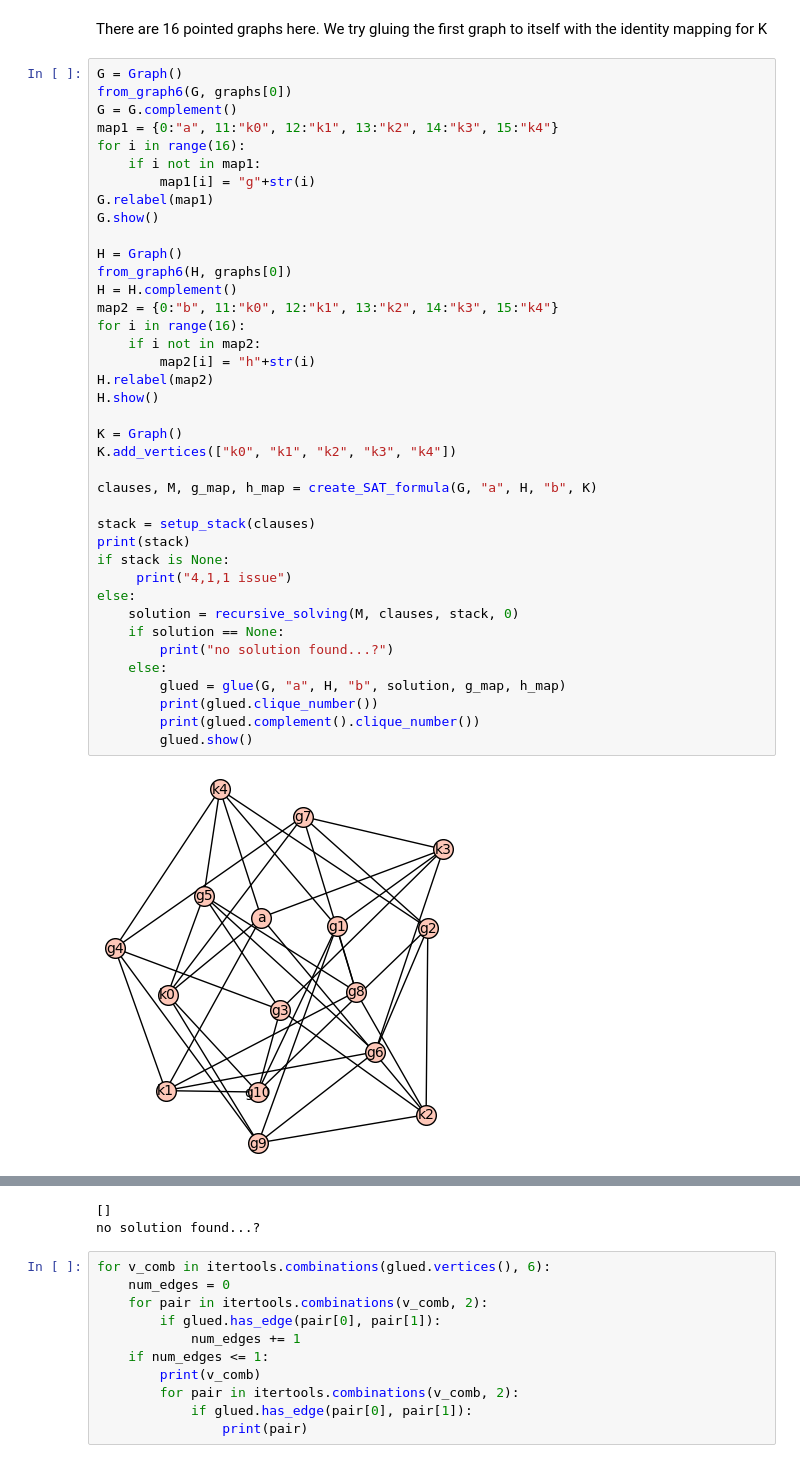
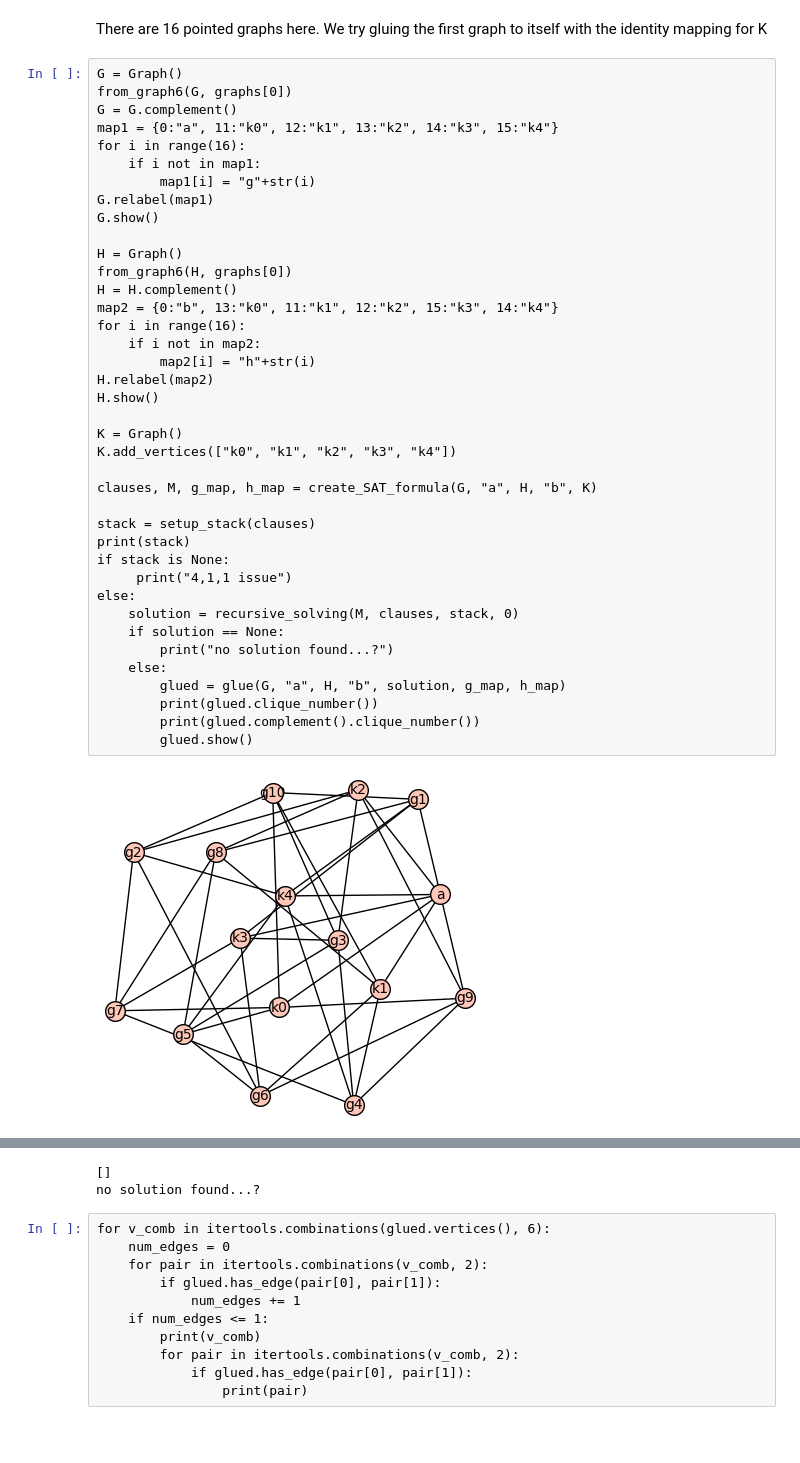
Before and after one commit to polymathjr/polymathjr-ramsey, a Jupyter notebook: r-five-five/gluing-method-2/Method2_R46e.ipynb, the cells around one changed output, grey strips where cells are left out. Cells and saved outputs as stored; diff of their text form; blank space fills up the shorter version.

```diff
--- a/r-five-five/gluing-method-2/Method2_R46e.ipynb
+++ b/r-five-five/gluing-method-2/Method2_R46e.ipynb
@@ -576,32 +578,32 @@ G.relabel(map1)
 G.show()
 
 H = Graph()
 from_graph6(H, graphs[0])
 H = H.complement()
-map2 = {0:"b", 11:"k0", 12:"k1", 13:"k2", 14:"k3", 15:"k4"}
+map2 = {0:"b", 13:"k0", 11:"k1", 12:"k2", 15:"k3", 14:"k4"}
 for i in range(16):
     if i not in map2:
         map2[i] = "h"+str(i)
 H.relabel(map2)
 H.show()
 
 K = Graph()
 K.add_vertices(["k0", "k1", "k2", "k3", "k4"])
 
 clauses, M, g_map, h_map = create_SAT_formula(G, "a", H, "b", K)
 
 stack = setup_stack(clauses)
 print(stack)
 if stack is None:
      print("4,1,1 issue")
 else:
     solution = recursive_solving(M, clauses, stack, 0)
     if solution == None:
         print("no solution found...?")
     else:
         glued = glue(G, "a", H, "b", solution, g_map, h_map)
         print(glued.clique_number())
         print(glued.complement().clique_number())
         glued.show()
 # %% [output]
-[figure, old version]
+[figure, new version]
```
Also changed, not shown: parts of 7 cells of this notebook.
